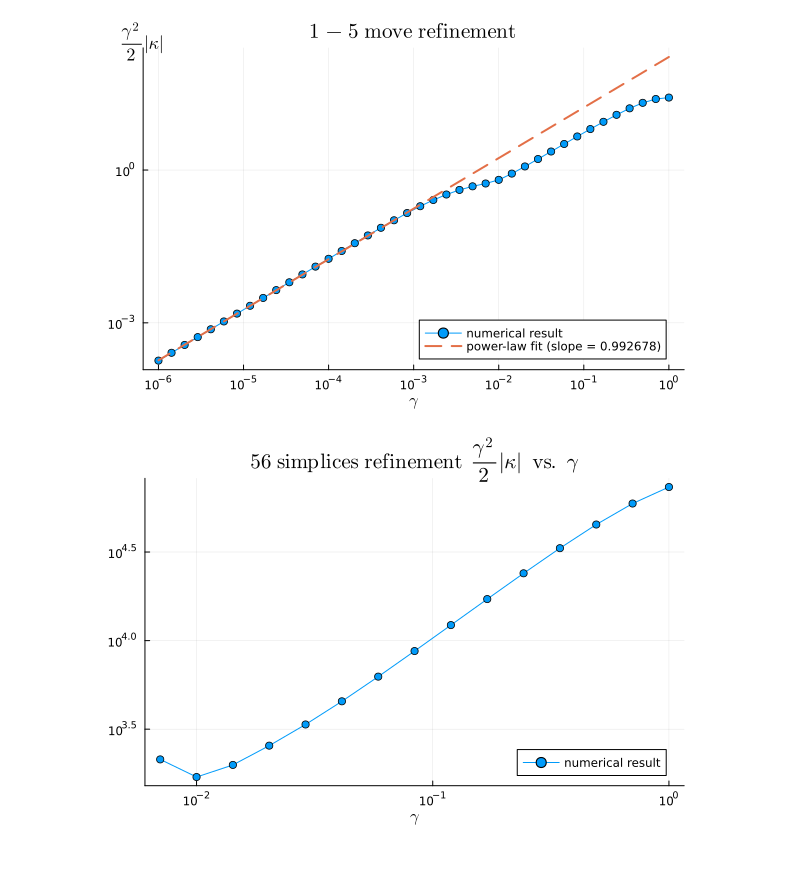
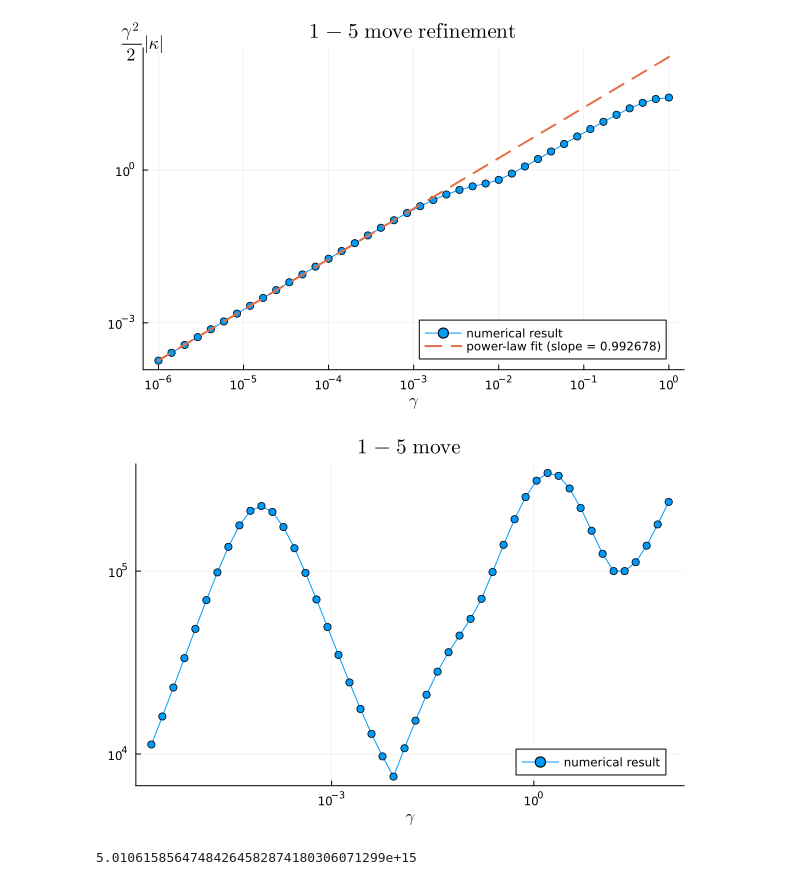
Before and after one commit to qudx54632/Spinfoam-effective-project, a Jupyter notebook: plots.ipynb, the cells around one changed output. Cells and saved outputs as stored; diff of their text form; code cells hidden in the pictures.

```diff
--- a/plots.ipynb
+++ b/plots.ipynb
@@ -148,45 +148,49 @@ display(p3)
 # Load data
 # ------------------------------------------------------------
 using DoubleFloats
-@load "./data/gamma_scan_56simplices.jld2" gamma_list kappa_matrix_list
+@load "./data/gamma_scan_56simplices.jld2" gamma_list M_kernel_matrix_list
 
 # ------------------------------------------------------------
 # Extract the spectral norm of the kappa matrices
 # ------------------------------------------------------------
-kappa_56simplices =  [0.5 * gamma_list[i]^2 * opnorm(kappa_matrix_list[i]) for i in 1:15]
+kappa_56simplices =  [0.5 * gamma_list[i]^2 * opnorm(M_kernel_matrix_list[i]) for i in 1:48]
 
 p4 = plot(
-    gamma_list[1:15], kappa_56simplices,
+    gamma_list[1:48], kappa_56simplices,
     marker = :circle,
     xscale = :log10,
     yscale = :log10,
     xlabel = L"\gamma",
-    title = L"\mathrm{56\,\,simplices\,\,refinement}\ \frac{\gamma^2}{2}\,\|\kappa\| \ \mathrm{vs.}\ \gamma",
+    title = L"\mathrm{1-5\ move}",
     label = "numerical result",
     legend = :bottomright
 )
 
 # # top-left formula (like your current style)
 # annotate!(
 #     (0.00001, 1.02),
 #     text(L"\frac{\gamma^2}{2}\,\|\kappa \|", 12)
 # )
 
-# p = fit(log10.(gamma_list[end-20:end]), log10.(kappa_15move_refinement[end-20:end]), 1)
+# p = fit(log10.(gamma_list[end-20:end]), log10.(kappa_56simplices[end-20:end]), 1)
 # a, b = coeffs(p)
 # fit_curve = 10 .^ (a .+ b .* log10.(gamma_list))
 # # ------------------------------------------------------------
 # # Show plots
 # # ------------------------------------------------------------
 # plot!(
-#     p3,
+#     p4,
 #     gamma_list,
 #     fit_curve,
 #     lw = 2,
 #     linestyle = :dash,
 #     label = "power-law fit (slope = $(round(b, digits=6)))"
 # )
 
 display(p4)
 # %% [output]
-[figure, old version]
+[figure, new version]
+# %%
+opnorm(M_kernel_matrix_list[end-2])
+# %% [output]
+5.01061585647484264582874180306071299e+15
```
Also changed, not shown: 7 other files.
